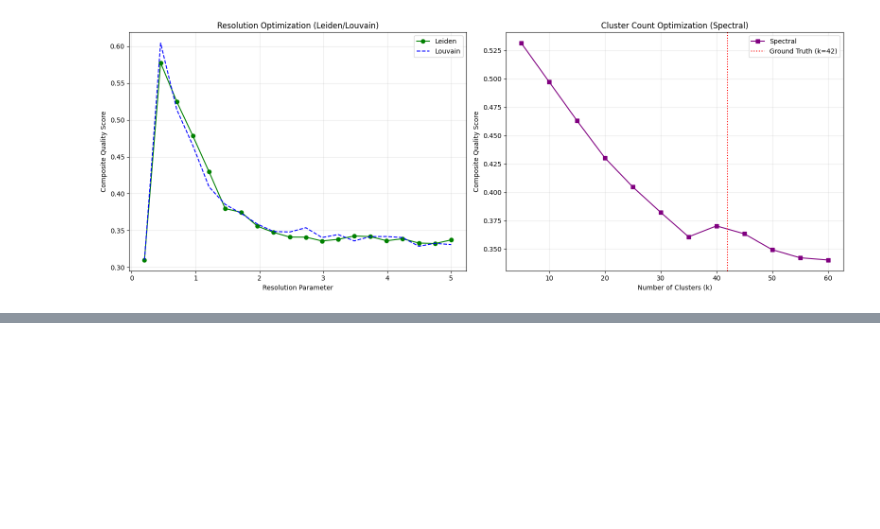
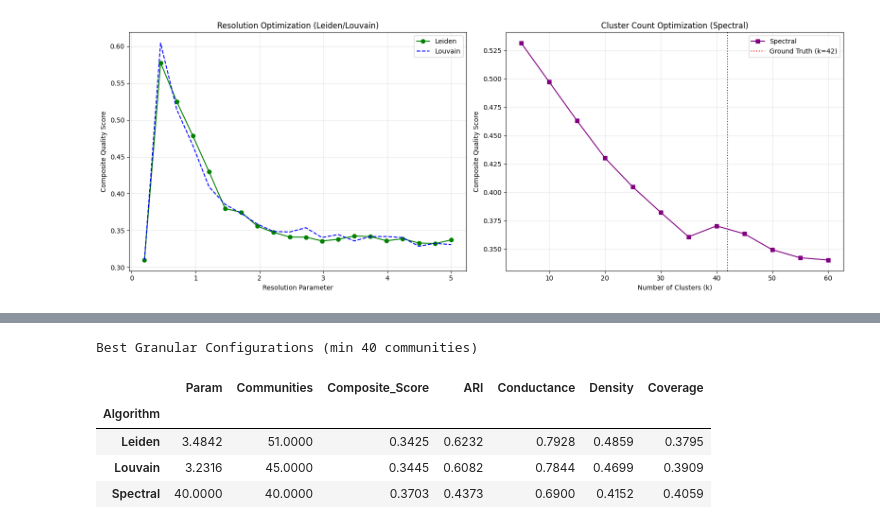
Before and after one commit to Carda01/community_detection, a Jupyter notebook: community_detection_measures_email-EU.ipynb, the cells around one changed output, grey strips where cells are left out. Saved outputs shown, nothing was run; the diff lists cells and outputs as text; code cells hidden in the pictures; blank space fills up the shorter version.

```diff
--- a/community_detection_measures_email-EU.ipynb
+++ b/community_detection_measures_email-EU.ipynb
@@ -201,0 +251,35 @@ display(styled_table)
+# %%
+def get_best_granular_model(df, min_communities=40):
+    """Selects the best score provided the partition isn't trivial (too few groups)"""
+    # reasonable number of communities (avoiding the '2 blobs' result)
+    granular_df = df[df['Communities'] >= min_communities].copy()
+    if granular_df.empty: return df.loc[df['Composite_Score'].idxmax()] # Fallback
+    return granular_df.loc[granular_df['Composite_Score'].idxmax()]
+
+# select best GRANULAR models
+best_leiden = get_best_granular_model(df_leiden)
+best_louvain = get_best_granular_model(df_louvain)
+best_spectral = get_best_granular_model(df_spectral)
+
+# combine
+summary_df = pd.DataFrame([best_leiden, best_louvain, best_spectral])
+summary_df.set_index("Algorithm", inplace=True)
+
+display_cols = ["Param", "Communities", "Composite_Score", "ARI", "Conductance", "Density", "Coverage"]
+final_view = summary_df[display_cols]
+
+styled_table = final_view.style.background_gradient(
+    cmap='Greens', subset=["Composite_Score", "ARI", "Density", "Coverage"]
+).background_gradient(
+    cmap='Greens_r', subset=["Conductance"] # Low is good
+).format("{:.4f}")
+
+print("\nBest Granular Configurations (min 40 communities)")
+display(styled_table)
+# %% [output]
+Best Granular Configurations (min 40 communities)
+|  | Param | Communities | Composite_Score | ARI | Conductance | Density | Coverage |
+| Algorithm |  |  |  |  |  |  |  |
+| Leiden | 3.4842 | 51.0000 | 0.3425 | 0.6232 | 0.7928 | 0.4859 | 0.3795 |
+| Louvain | 3.2316 | 45.0000 | 0.3445 | 0.6082 | 0.7844 | 0.4699 | 0.3909 |
+| Spectral | 40.0000 | 40.0000 | 0.3703 | 0.4373 | 0.6900 | 0.4152 | 0.4059 |
```
Also changed, not shown: parts of 8 cells of this notebook.
